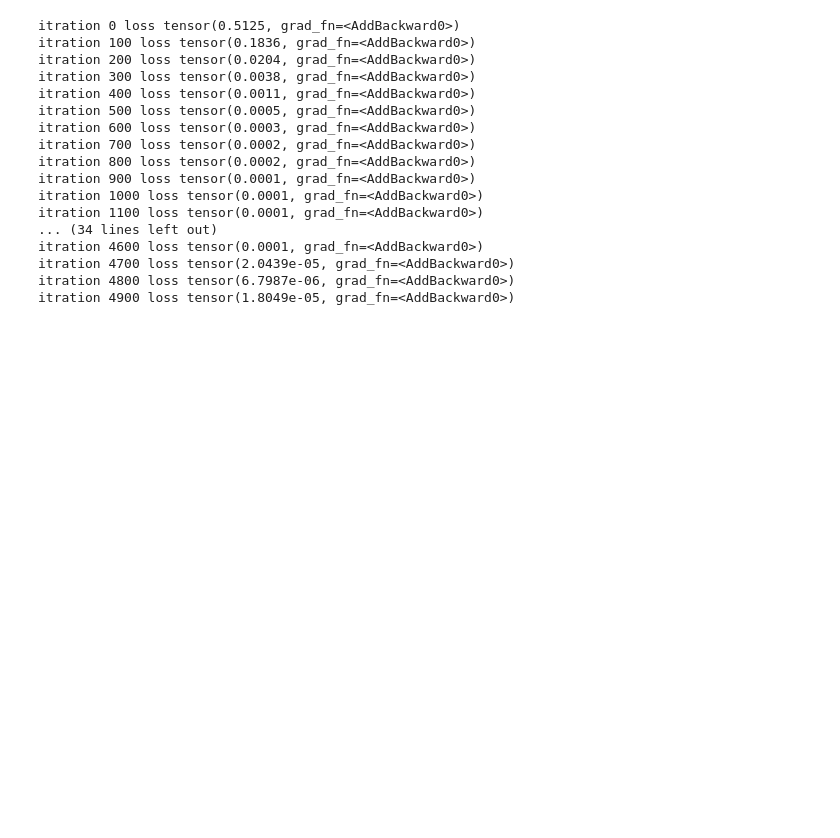
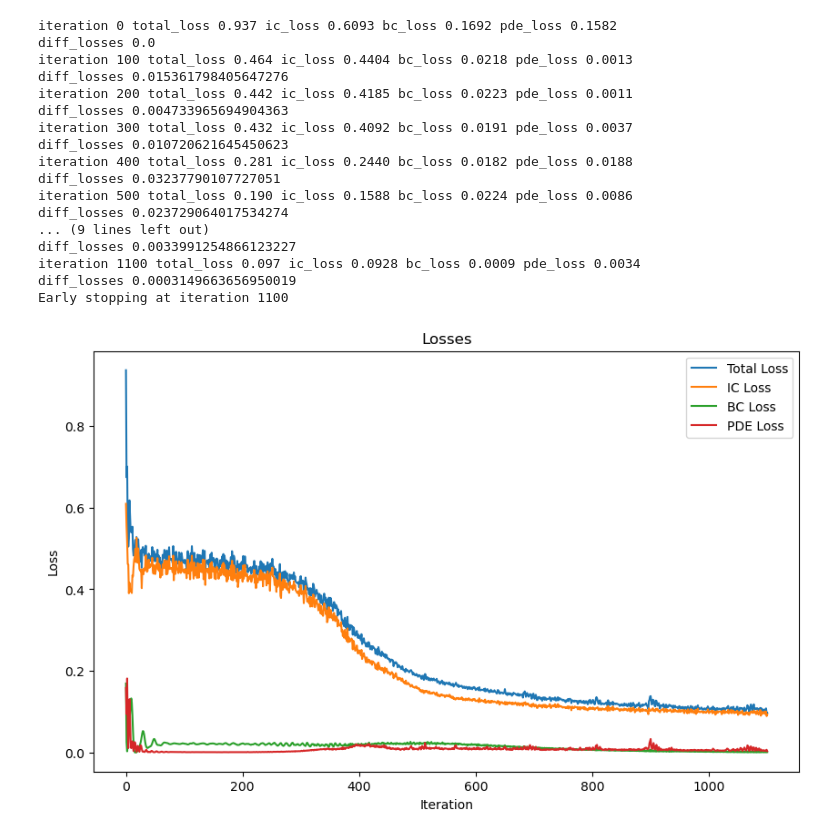
Before and after one commit to imriaharoni/PINN_Workshop, a Jupyter notebook: PINN_1D_Heat_Eq_Workshop_V2.ipynb, the cells around one changed output. Cells and saved outputs as stored; diff of their text form; code cells hidden in the pictures; blank space fills up the shorter version.

```diff
--- a/PINN_1D_Heat_Eq_Workshop_V2.ipynb
+++ b/PINN_1D_Heat_Eq_Workshop_V2.ipynb
@@ -20,24 +39,22 @@ class PINN(nn.Module):
 # %%
-def initial_condition(x):
-    return torch.sin(torch.pi * x)
+# create a sinusoidal distribution initial condition
+def initial_condition_sin(x):
+    u_initial = torch.sin(torch.pi * x)
+    return u_initial
 
-def initial_condition_gaus(x_values, L=1, U_max=1, width=0.03):
-    # Create Gaussian distribution with peak at center and width
-    t_initial = U_max * torch.exp(-((x_values - L/2)**2) / (2 * width**2))
-    return t_initial
-
+# create a block heat source initial condition
 def initial_condition_block(x, width = 0.2, center = 0.5, high_temp = 1.0, low_temp = 0.0):
     # Create mask for points inside the block
     mask = (x >= (center - width/2)) & (x <= (center + width/2))
 
     # Initialize with low temperature
-    result = torch.full_like(x, low_temp)
+    u_initial = torch.full_like(x, low_temp)
 
     # Set high temperature for points inside the block
-    result[mask] = high_temp
+    u_initial[mask] = high_temp
 
-    return result
+    return u_initial
 
 
-def boundary_condition(x,t, custom_value):
-    return torch.full_like(x, custom_value)
+def boundary_condition(x,t, boundary_value):
+    return torch.full_like(x, boundary_value)
@@ -97,23 +156,38 @@ def train_PINN(model, num_iterations, num_points):
+# %%
+def plot_losses(df):
+    plt.figure(figsize=(10, 6))
+    plt.plot(df['total_loss'], label='Total Loss')
+    plt.plot(df['ic_loss'], label='IC Loss')
+    plt.plot(df['bc_loss'], label='BC Loss')
+    plt.plot(df['pde_loss'], label='PDE Loss')
+    plt.xlabel('Iteration')
+    plt.ylabel('Loss')
+    plt.title('Losses')
+    plt.legend()
+    plt.show()
 # %%
 model = PINN()
 num_iterations = 5000
 num_points = 1000
-train_PINN(model,num_iterations,num_points)
+loss_weights = {'ic': 1, 'bc': 10, 'pde': 100}
+losses = train_PINN(model,num_iterations,num_points,loss_weights=loss_weights,patience=0.001)
+plot_losses(losses)
 # %% [output]
-itration 0 loss tensor(0.5125, grad_fn=<AddBackward0>)
-itration 100 loss tensor(0.1836, grad_fn=<AddBackward0>)
-itration 200 loss tensor(0.0204, grad_fn=<AddBackward0>)
-itration 300 loss tensor(0.0038, grad_fn=<AddBackward0>)
-itration 400 loss tensor(0.0011, grad_fn=<AddBackward0>)
-itration 500 loss tensor(0.0005, grad_fn=<AddBackward0>)
-itration 600 loss tensor(0.0003, grad_fn=<AddBackward0>)
-itration 700 loss tensor(0.0002, grad_fn=<AddBackward0>)
-itration 800 loss tensor(0.0002, grad_fn=<AddBackward0>)
-itration 900 loss tensor(0.0001, grad_fn=<AddBackward0>)
-itration 1000 loss tensor(0.0001, grad_fn=<AddBackward0>)
-itration 1100 loss tensor(0.0001, grad_fn=<AddBackward0>)
-... (34 lines left out)
-itration 4600 loss tensor(0.0001, grad_fn=<AddBackward0>)
-itration 4700 loss tensor(2.0439e-05, grad_fn=<AddBackward0>)
-itration 4800 loss tensor(6.7987e-06, grad_fn=<AddBackward0>)
-itration 4900 loss tensor(1.8049e-05, grad_fn=<AddBackward0>)
+iteration 0 total_loss 0.937 ic_loss 0.6093 bc_loss 0.1692 pde_loss 0.1582
+diff_losses 0.0
+iteration 100 total_loss 0.464 ic_loss 0.4404 bc_loss 0.0218 pde_loss 0.0013
+diff_losses 0.015361798405647276
+iteration 200 total_loss 0.442 ic_loss 0.4185 bc_loss 0.0223 pde_loss 0.0011
+diff_losses 0.004733965694904363
+iteration 300 total_loss 0.432 ic_loss 0.4092 bc_loss 0.0191 pde_loss 0.0037
+diff_losses 0.010720621645450623
+iteration 400 total_loss 0.281 ic_loss 0.2440 bc_loss 0.0182 pde_loss 0.0188
+diff_losses 0.03237790107727051
+iteration 500 total_loss 0.190 ic_loss 0.1588 bc_loss 0.0224 pde_loss 0.0086
+diff_losses 0.023729064017534274
+... (9 lines left out)
+diff_losses 0.0033991254866123227
+iteration 1100 total_loss 0.097 ic_loss 0.0928 bc_loss 0.0009 pde_loss 0.0034
+diff_losses 0.0003149663656950019
+Early stopping at iteration 1100
+[figure, added]
```
Also changed, not shown: parts of 11 cells of this notebook, 7 other files.
